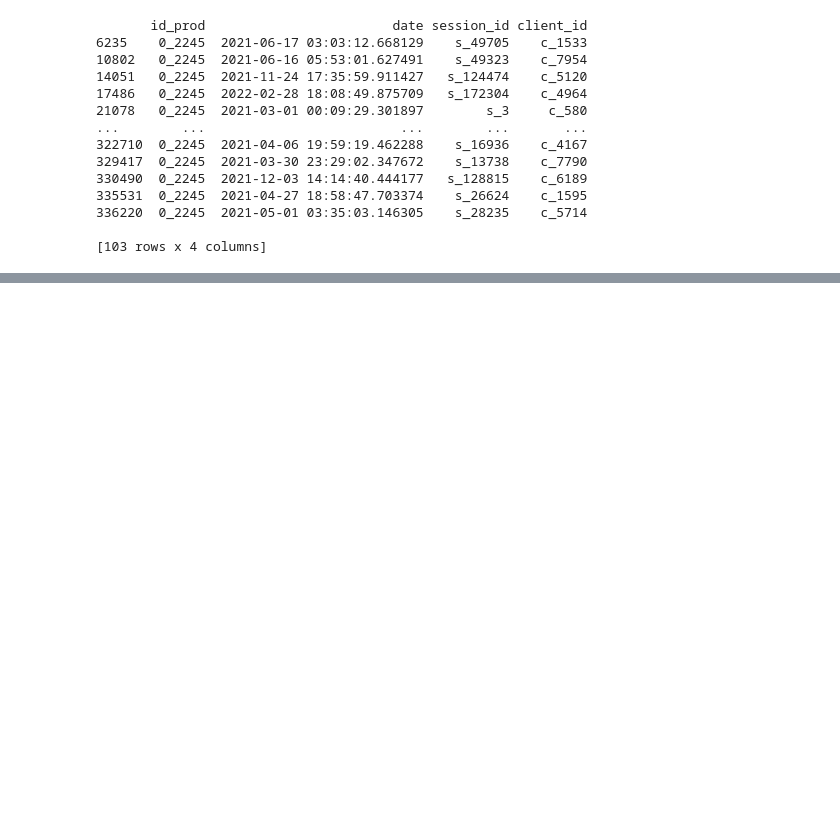
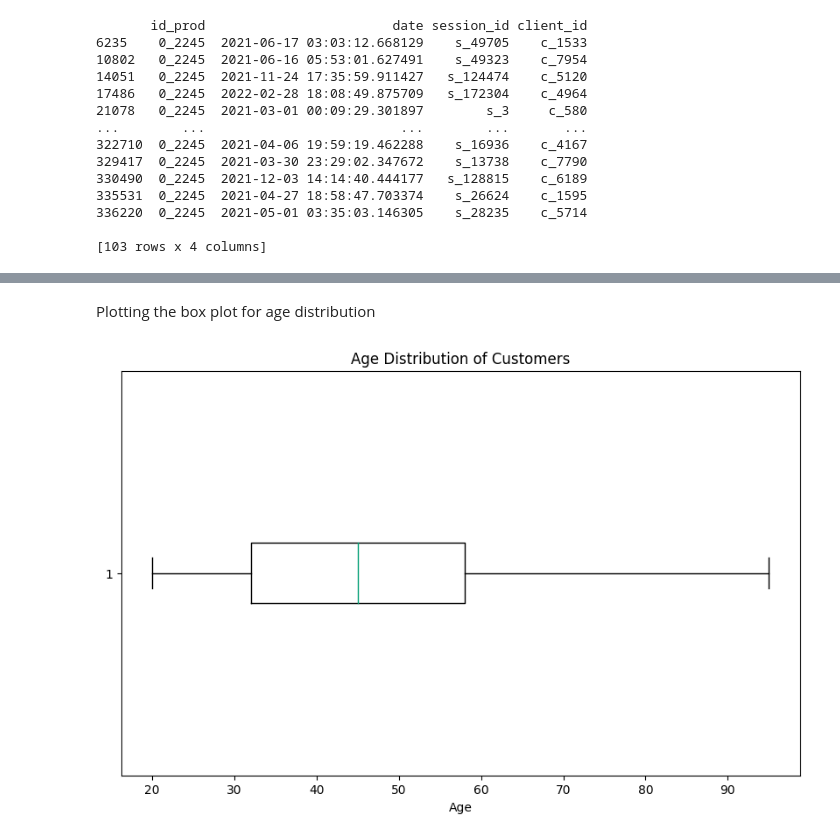
Before and after one commit to adibk/bookstore_analisis, a Jupyter notebook: src/bookstore_analisis.ipynb, the cells around one changed output, grey strips where cells are left out. Drawn from its saved outputs; the diff is of its cells as text; code cells hidden in the pictures; blank space fills up the shorter version.

```diff
--- a/src/bookstore_analisis.ipynb
+++ b/src/bookstore_analisis.ipynb
@@ -740,0 +762,10 @@ Also we will see a id_prod 2245
+# %% [markdown]
+Plotting the box plot for age distribution
+# %%
+plt.figure(figsize=(10, 6))
+plt.boxplot(customers.df['age'], vert=False)
+plt.title('Age Distribution of Customers')
+plt.xlabel('Age')
+plt.show()
+# %% [output]
+[figure, added]
```
Also changed, not shown: parts of 6 cells of this notebook, 1 other file.
